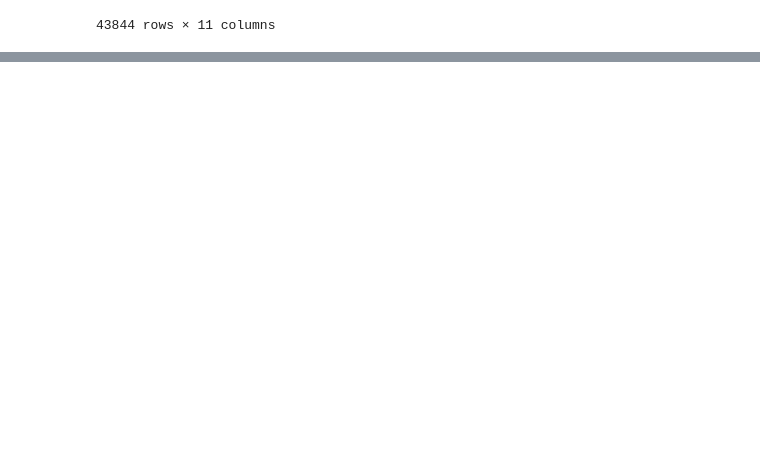
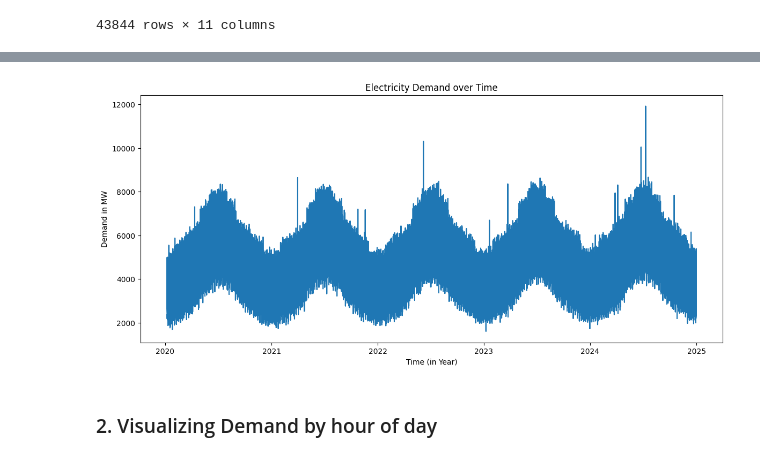
Before and after one commit to BrilliantChard/Electricity-Demand-Prediction, a Jupyter notebook: Electricity Demand Prediction.ipynb, the cells around one changed output, grey strips where cells are left out. Cells and saved outputs as stored; diff of their text form; code cells hidden in the pictures; blank space fills up the shorter version.

```diff
--- a/Electricity Demand Prediction.ipynb
+++ b/Electricity Demand Prediction.ipynb
@@ -499,0 +533,3 @@ data
+# %%
+data['Demand_lag_168hrs'] = data['Demand'].shift(168)
+data.head(50)
@@ -499,0 +578,3 @@ data
+# %%
+data['Demand_rolling_mean_24hr'] = data['Demand'].rolling(window=24).mean()
+data
@@ -499,0 +617,3 @@ data
+# %%
+data['Demand_rolling_std_24hr'] = data['Demand'].rolling(window=24).std()
+data
@@ -499,0 +637,2 @@ data
+# %%
+data.dropna(inplace=True)
@@ -499,0 +660,11 @@ data
+# %%
+plt.figure(figsize=(14, 6))
+plt.plot(data['Demand'])
+plt.title("Electricity Demand over Time")
+plt.xlabel("Time (in Year)")
+plt.ylabel("Demand in MW")
+plt.show()
+# %% [output]
+[figure, added]
+# %% [markdown]
+### 2. Visualizing Demand by hour of day
```
Also changed, not shown: parts of 27 cells of this notebook.
